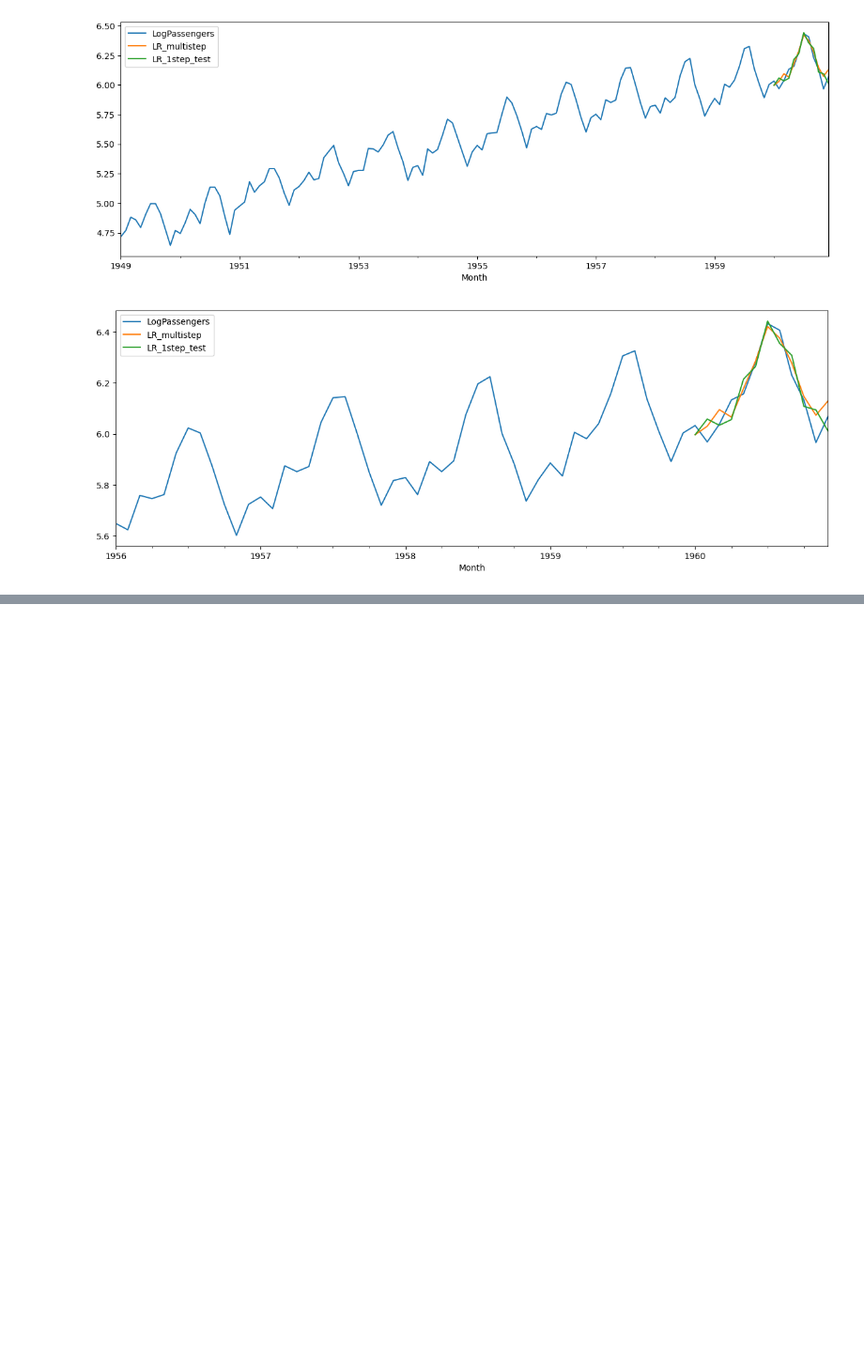
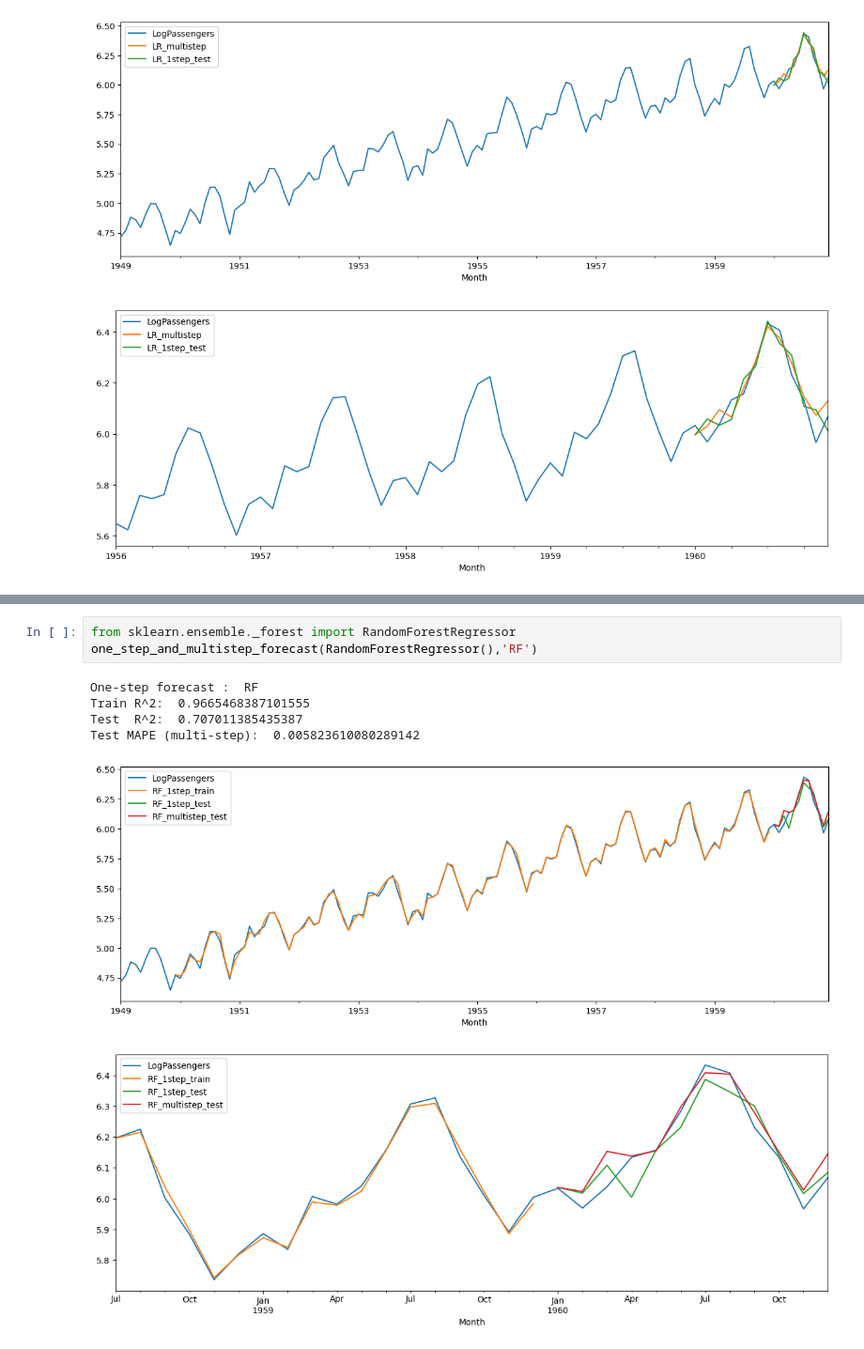
Before and after one commit to yeesem/Time-Series-Data-Analysis, a Jupyter notebook: ML_Airline_With_Differencing.ipynb, the cells around one changed output, grey strips where cells are left out. Shown at 94% size. Drawn from its saved outputs; the diff is of its cells as text; blank space fills up the shorter version.

```diff
--- a/ML_Airline_With_Differencing.ipynb
+++ b/ML_Airline_With_Differencing.ipynb
@@ -162,0 +291,10 @@ df.iloc[-60:][col].plot(figsize = (15,5))
+# %%
+from sklearn.ensemble._forest import RandomForestRegressor
+one_step_and_multistep_forecast(RandomForestRegressor(),'RF')
+# %% [output]
+One-step forecast :  RF
+Train R^2:  0.9665468387101555
+Test  R^2:  0.707011385435387
+Test MAPE (multi-step):  0.005823610080289142
+[figure, added]
+[figure, added]
```
Also changed, not shown: parts of 13 cells of this notebook.
